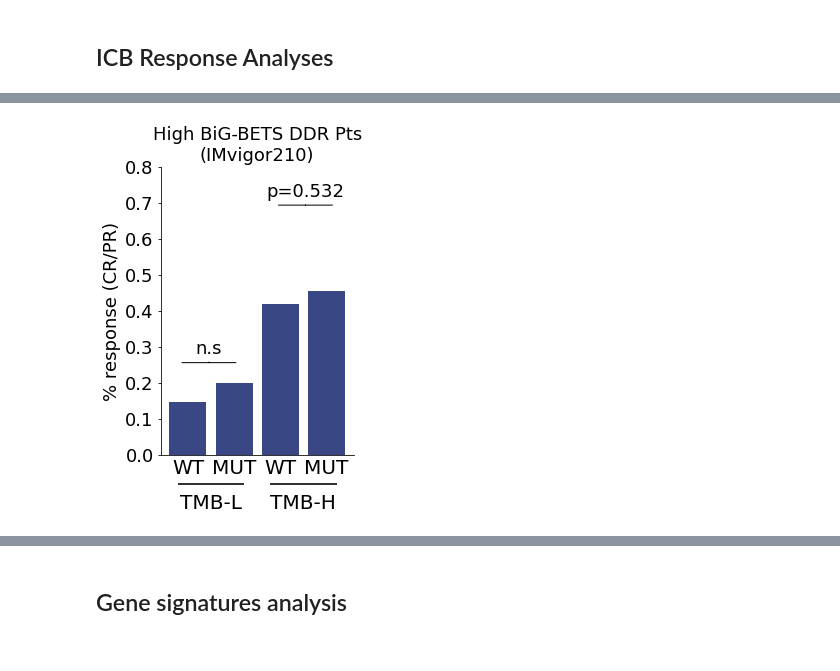
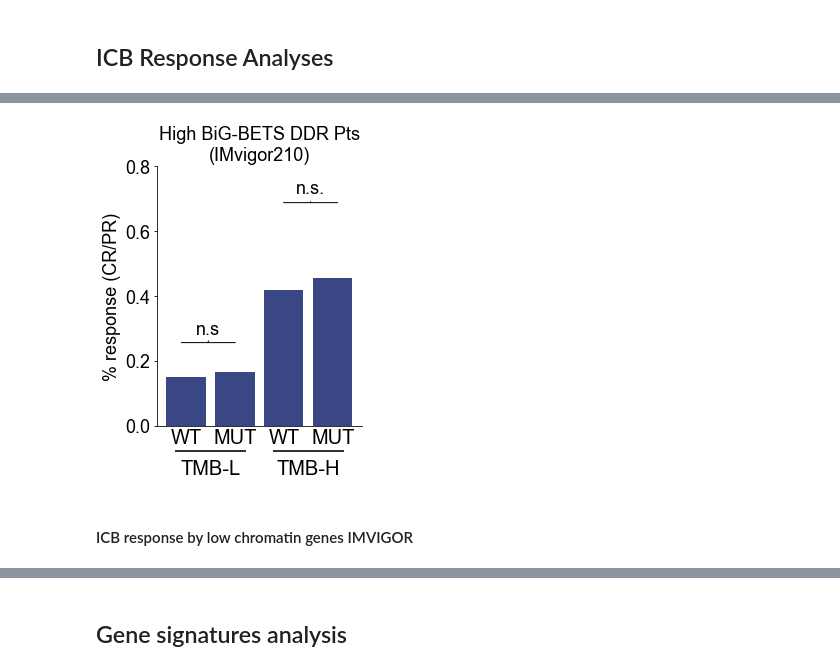
Before and after one commit to wweir827/BIGBETS, a Jupyter notebook: notebooks/Clinical_survival_analyses.ipynb, the cells around one changed output, grey strips where cells are left out. Drawn from its saved outputs; the diff is of its cells as text; code cells hidden in the pictures.

```diff
--- a/notebooks/Clinical_survival_analyses.ipynb
+++ b/notebooks/Clinical_survival_analyses.ipynb
@@ -1537,6 +2388,6 @@ y 0.3600000000000001
 # %%
 #low bigbets DDR genes survival analysis
-outfile=os.path.join(graphics_dir,'imvigor_survival_low_chromatin.pdf')
+outfile=os.path.join(supplements_dir,'R1_Figure_S5B_imvigor_survival_low_chromatin.pdf')
 
 cph = lifelines.CoxPHFitter()
 # vars2keep=['high_TMB','DDR','DDR:highTMB']
@@ -1651,7 +2502,7 @@ for i,ind in enumerate(summary.index):
                     )
 
 
-a.vlines(x=1.0,linestyle='--',alpha=.6,linewidth=1,
+a.vlines(x=1.0,linestyle='--',alpha=.6,linewidth=1,color='k',
          ymin=0,ymax=summary.shape[0]-.9)
 
 a.set_xscale('log')
@@ -1681,7 +2532,7 @@ y=data_to_axis.transform((.1,summary.shape[0]-.55))[1]
 
 print('y',y)
 a.text(s="Covariate".format(p_value),fontsize=20,
-       x=.01,y=y,transform=a.transAxes)
+       x=-.05,y=y,transform=a.transAxes)
 
 a.text(s="HR (95% CI)".format(p_value),fontsize=20,
        x=.375,y=y,transform=a.transAxes)
@@ -1689,26 +2540,26 @@ a.text(s="HR (95% CI)".format(p_value),fontsize=20,
 a.text(s="P-value".format(p_value),fontsize=20,
        x=.85,y=y,transform=a.transAxes)
 
-a.hlines(y=y-.02,xmin=-2,xmax=50,transform=a.transAxes,linewidth=3,linestyle='-',color='k')
+a.hlines(y=y-.02,xmin=-2,xmax=50,color='k',transform=a.transAxes,linewidth=3,linestyle='-')
 # a.hlines(y=y-.03,xmin=-1,xmax=2,transform=a.transAxes,linewidth=1,linestyle='-')
 
 for i,ind in enumerate(summary.index):
     y=data_to_axis.transform((.1,summary.shape[0]-i-1.2))[1]
     print('y',y)
     if summary.loc[ind,'p']<.05:
-        a.text(s="{}*".format(ind),fontsize=20,
+        a.text(s="{}*".format(ind),fontsize=16,
        x=-.1,y=y,transform=a.transAxes)
     else:
-        a.text(s=ind,fontsize=20,
+        a.text(s=ind,fontsize=16,
            x=-.1,y=y,
            transform=a.transAxes)
     hrtext="{:.2f}  ({:.2f}-{:.2f})".format(*summary.loc[ind,['exp(coef)',
                                                          'exp(coef) lower 95%','exp(coef) upper 95%']])
     pvaltext="{:.2e}".format(*summary.loc[ind,['p']])
-    a.text(s=hrtext,fontsize=20,
+    a.text(s=hrtext,fontsize=16,
        x=.35,y=y,
            transform=a.transAxes)
-    a.text(s=pvaltext,fontsize=20,
+    a.text(s=pvaltext,fontsize=16,
        x=.85,y=y,
            transform=a.transAxes)
 
@@ -1735,7 +2586,7 @@ a.text(s="Hazard Ratio",fontsize=18,x=1.25,
 
 f.suptitle('IMVigor 210',fontsize=22,x=.5,y=.97,transform=f.transFigure)
 
-f.subplots_adjust(top=.93,bottom=-.05,right=.95,left=.101,wspace=.0,hspace=1.5)
+f.subplots_adjust(top=.93,bottom=-.05,right=.95,left=.12,wspace=.0,hspace=1.5)
 f.savefig(outfile,dpi=200)
 plt.show()
 # %% [output]
@@ -1849,7 +2794,7 @@ plt.show()
 # %%
 #Response by high BiGbets DDR
 df_high=bigbets.bipartite_helper_functions.get_percents_bar_by_group(imvigor.clinical_bigbets_df,['high_TMB','DDR_high_z'],'binaryResponse')
-outfile=os.path.join(graphics_dir,"imvigor_response_by_high_zscore_mut_tmb.pdf")
+outfile=os.path.join(supplements_dir,"R1_Figure_S4D_imvigor_response_by_high_zscore_mut_tmb.pdf")
 
 
 plt.close()
@@ -1876,7 +2821,12 @@ a.annotate(s='n.s',fontsize=18,xy=(.25,.32),xytext=(.25,.35),
            arrowprops=dict(arrowstyle='-[, widthB=1.5, lengthB=0', lw=1.0),
            xycoords='axes fraction',horizontalalignment='center',transform=a.transAxes)
 
-a.annotate(s=r"p={:.3f}".format(pval2),fontsize=18,xy=(.75,.86),xytext=(.75,.895),
+if pval2<.05:
+    a.annotate(s=r"p={:.3f}".format(pval2),fontsize=18,xy=(.75,.86),xytext=(.75,.895),
+           arrowprops=dict(arrowstyle='-[, widthB=1.5, lengthB=0', lw=1.0),
+           xycoords='axes fraction',horizontalalignment='center',transform=a.transAxes)
+else:
+    a.annotate(s=r"n.s.".format(pval2),fontsize=18,xy=(.75,.86),xytext=(.75,.895),
            arrowprops=dict(arrowstyle='-[, widthB=1.5, lengthB=0', lw=1.0),
            xycoords='axes fraction',horizontalalignment='center',transform=a.transAxes)
 
@@ -1890,45 +2840,47 @@ a.set_ylabel("% response (CR/PR)",fontsize=18)
 a.get_xaxis().set_visible(False)
 scale=.8
 
-a.text(s="TMB-L",x=.5,y=-.1875*scale,fontsize=20,horizontalalignment='center')
-a.text(s="TMB-H",x=2.5,y=-.1875*scale,fontsize=20,horizontalalignment='center')
+a.text(s="TMB-L",x=.5,y=-.19*scale,fontsize=20,horizontalalignment='center')
+a.text(s="TMB-H",x=2.5,y=-.19*scale,fontsize=20,horizontalalignment='center')
 
-a.text(s="WT",x=0,y=-.065*scale,fontsize=20,horizontalalignment='center')
-a.text(s="MUT",x=1,y=-.065*scale,fontsize=20,horizontalalignment='center')
-a.text(s="WT",x=2,y=-.065*scale,fontsize=20,horizontalalignment='center')
-a.text(s="MUT",x=3,y=-.065*scale,fontsize=20,horizontalalignment='center')
+a.text(s="WT",x=0,y=-.07*scale,fontsize=20,horizontalalignment='center')
+a.text(s="MUT",x=1,y=-.07*scale,fontsize=20,horizontalalignment='center')
+a.text(s="WT",x=2,y=-.07*scale,fontsize=20,horizontalalignment='center')
+a.text(s="MUT",x=3,y=-.07*scale,fontsize=20,horizontalalignment='center')
 
 #tick marks
 
 # for i in range(4):
 #     line = lines.Line2D(xdata=[i,i], ydata=[0*scale,-.03*scale],color='k', lw=2,
 #                         linestyle='-', alpha=.8,clip_on=False)
 #     a.add_line(line)
 
 # for i in range(4):
 #     line = lines.Line2D(xdata=[i,i], ydata=[-.067*scale,-.12*scale],color='k', lw=2,
 #                         linestyle='-', alpha=.8,clip_on=False)
 #     a.add_line(line)
 
 for i in range(2):
     line = lines.Line2D(xdata=[i*2-.2,i*2+1.2], ydata=[-.1*scale,-.1*scale],color='k', lw=2,
                         linestyle='-', alpha=.8,clip_on=False)
     a.add_line(line)
 # for i in range(2):
 #     line = lines.Line2D(xdata=[i*2+.5,i*2+.5], ydata=[-.12*scale,-.15*scale],color='k', lw=2,
 #                         linestyle='-', alpha=.8,clip_on=False)
 #     a.add_line(line)
 
 a.spines['right'].set_visible(False)
 a.spines['top'].set_visible(False)
 
 # l=a.legend(fontsize=18,bbox_to_anchor=(.6,.95),ncol=2,loc=10,
 #           handletextpad=.4,columnspacing=.7,framealpha=1)
 # l.set_visible(True)
 
-f.subplots_adjust(top=.93,bottom=.13,right=.87,left=.2)
+f.subplots_adjust(top=.88,bottom=.16,right=.93,left=.22)
 f.savefig(outfile,dpi=200)
 
 plt.show()
 # %% [output]
-[figure, old version]
+[figure, new version]
+# %% [markdown]
+#### ICB response by low chromatin genes IMVIGOR
```
Also changed, not shown: parts of 89 cells of this notebook, 6 other files.
